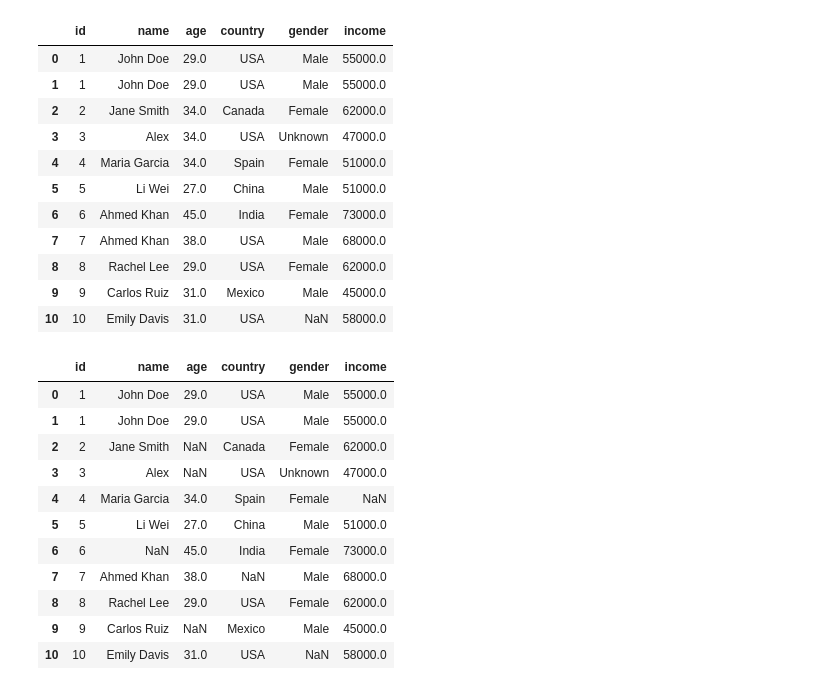
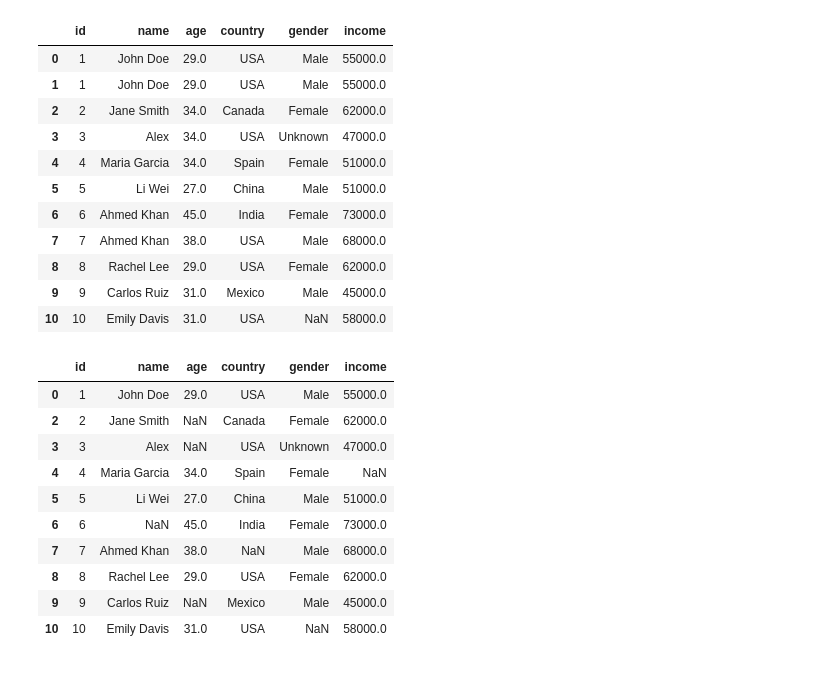
Before and after one commit to zzgirirohit001-tech/Amazon-store-work, a Jupyter notebook: jupyter/pandas.ipynb, the cells around one changed output. Drawn from its saved outputs; the diff is of its cells as text; code cells hidden in the pictures.

```diff
--- a/jupyter/pandas.ipynb
+++ b/jupyter/pandas.ipynb
@@ -262,18 +264,21 @@ df.bfill()
 | 8 | 8 | Rachel Lee | 29.0 | USA | Female | 62000.0 |
 | 9 | 9 | Carlos Ruiz | 31.0 | Mexico | Male | 45000.0 |
 | 10 | 10 | Emily Davis | 31.0 | USA | NaN | 58000.0 |
-# %%
-df
-# %% [output]
-|  | id | name | age | country | gender | income |
-| 0 | 1 | John Doe | 29.0 | USA | Male | 55000.0 |
-| 1 | 1 | John Doe | 29.0 | USA | Male | 55000.0 |
-| 2 | 2 | Jane Smith | NaN | Canada | Female | 62000.0 |
-| 3 | 3 | Alex | NaN | USA | Unknown | 47000.0 |
-| 4 | 4 | Maria Garcia | 34.0 | Spain | Female | NaN |
-| 5 | 5 | Li Wei | 27.0 | China | Male | 51000.0 |
-| 6 | 6 | NaN | 45.0 | India | Female | 73000.0 |
-| 7 | 7 | Ahmed Khan | 38.0 | NaN | Male | 68000.0 |
-| 8 | 8 | Rachel Lee | 29.0 | USA | Female | 62000.0 |
-| 9 | 9 | Carlos Ruiz | NaN | Mexico | Male | 45000.0 |
-| 10 | 10 | Emily Davis | 31.0 | USA | NaN | 58000.0 |
+# %%
+#Handle duplicates
+
+df.duplicated()
+df[["country","gender"]].duplicated()
+df.drop_duplicates()
+# %% [output]
+|  | id | name | age | country | gender | income |
+| 0 | 1 | John Doe | 29.0 | USA | Male | 55000.0 |
+| 2 | 2 | Jane Smith | NaN | Canada | Female | 62000.0 |
+| 3 | 3 | Alex | NaN | USA | Unknown | 47000.0 |
+| 4 | 4 | Maria Garcia | 34.0 | Spain | Female | NaN |
+| 5 | 5 | Li Wei | 27.0 | China | Male | 51000.0 |
+| 6 | 6 | NaN | 45.0 | India | Female | 73000.0 |
+| 7 | 7 | Ahmed Khan | 38.0 | NaN | Male | 68000.0 |
+| 8 | 8 | Rachel Lee | 29.0 | USA | Female | 62000.0 |
+| 9 | 9 | Carlos Ruiz | NaN | Mexico | Male | 45000.0 |
+| 10 | 10 | Emily Davis | 31.0 | USA | NaN | 58000.0 |
```
Also changed, not shown: parts of 2 cells of this notebook.
